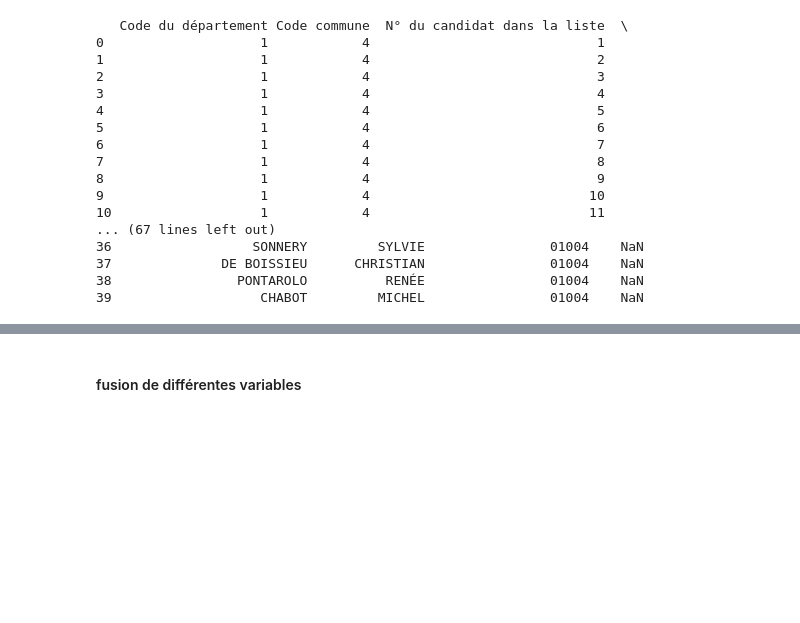
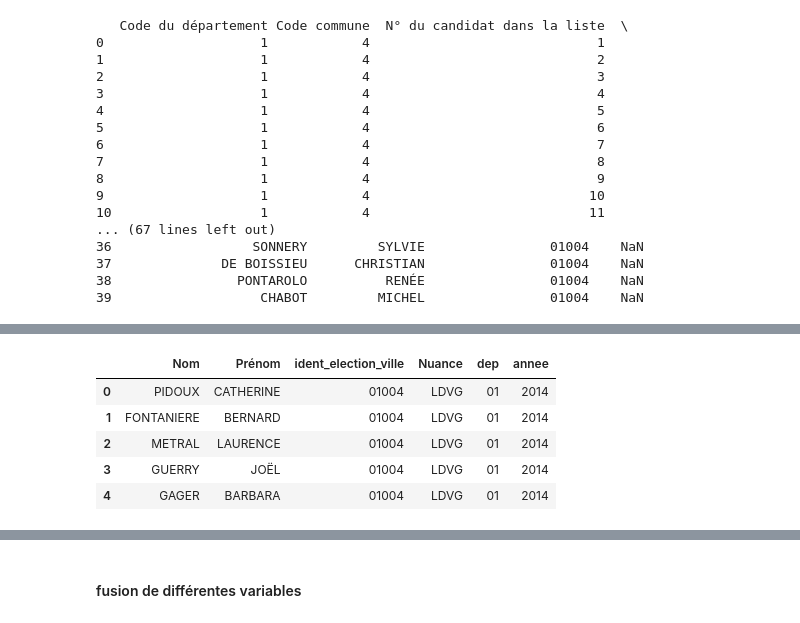
Before and after one commit to xdalp/projet3A, a Jupyter notebook: vote.ipynb, the cells around one changed output, grey strips where cells are left out. Drawn from its saved outputs; the diff is of its cells as text; code cells hidden in the pictures; blank space fills up the shorter version.

```diff
--- a/vote.ipynb
+++ b/vote.ipynb
@@ -445,0 +430,11 @@ df_listes_muni_2014_avec_nuance.head(40)
+# %%
+
+liste_candidats_muni_2014_avec_nuance['annee'] = "2014"
+liste_candidats_muni_2014_avec_nuance.head()
+# %% [output]
+|  | Nom | Prénom | ident_election_ville | Nuance | dep | annee |
+| 0 | PIDOUX | CATHERINE | 01004 | LDVG | 01 | 2014 |
+| 1 | FONTANIERE | BERNARD | 01004 | LDVG | 01 | 2014 |
+| 2 | METRAL | LAURENCE | 01004 | LDVG | 01 | 2014 |
+| 3 | GUERRY | JOËL | 01004 | LDVG | 01 | 2014 |
+| 4 | GAGER | BARBARA | 01004 | LDVG | 01 | 2014 |
```
Also changed, not shown: parts of 7 cells of this notebook.
